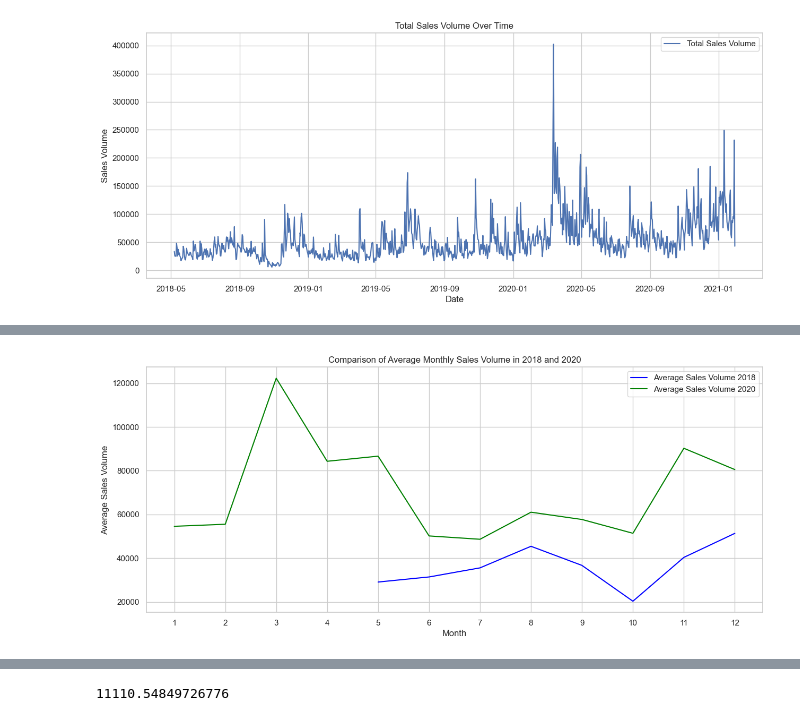
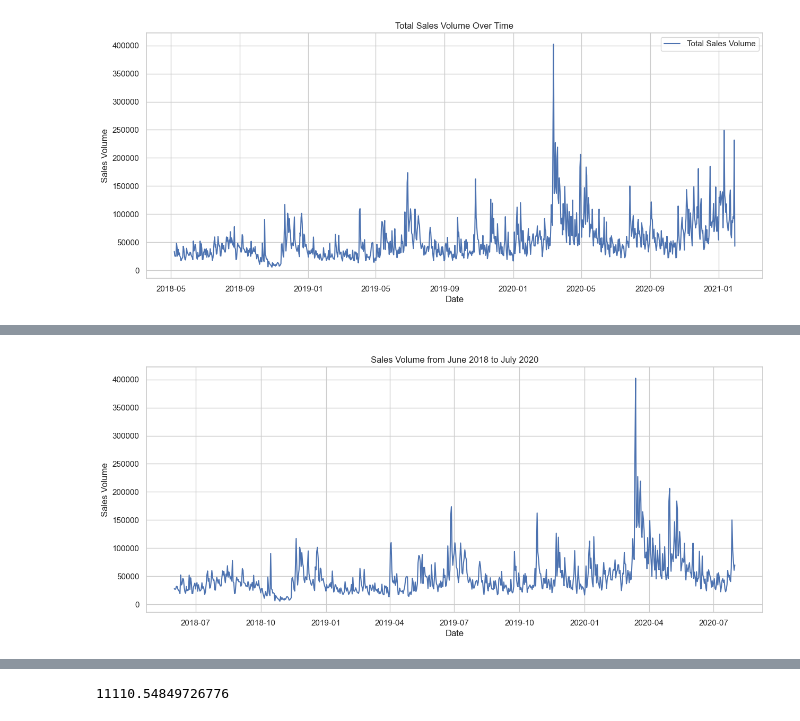
Before and after one commit to Alzex/py-labs, a Jupyter notebook: lab5/lab.ipynb, the cells around one changed output, grey strips where cells are left out. Cells and saved outputs as stored; diff of their text form; code cells hidden in the pictures.

```diff
--- a/lab5/lab.ipynb
+++ b/lab5/lab.ipynb
@@ -5,7 +5,8 @@ import pandas as pd
 file_path = 'digital_currency.csv'
 data = pd.read_csv(file_path)
 
-data['date'] = pd.to_datetime(data['date'])
+data['date'] = pd.to_datetime(data['date'], format='ISO8601')
+data.set_index('date', inplace=True)
 
 # Display the first few rows of the dataframe to understand its structure
 data.head()
@@ -35,27 +36,31 @@ plt.show()
 # %% [output]
 [figure]
 # %%
+period_2020 = data.loc['2020']
+period_2019_02 = data.loc['2019-02']
+#Sort the data in ascending order of date in order to make it monotonic
+data_sorted = data.sort_index(ascending=True)
+period_2018_06_2020_07 = data_sorted.loc['2018-06':'2020-07']
+
 # Helper function to plot sales volume for specific periods
-def plot_sales_volume(data, start_date=None, end_date=None, title='Sales Volume'):
+def plot_sales_volume(data_in, title='Sales Volume'):
     plt.figure(figsize=(15, 6))
-    if start_date and end_date:
-        period_data = data[(data['date'] >= start_date) & (data['date'] <= end_date)]
-    else:
-        period_data = data
-    plt.plot(period_data['date'], period_data['volume'])
+    plt.plot(data_in['volume'], label=title)
     plt.xlabel('Date')
     plt.ylabel('Sales Volume')
     plt.title(title)
     plt.show()
 
 # 2. Sales Volume for 2020
-plot_sales_volume(data, '2020-01-01', '2020-12-31', 'Sales Volume for 2020')
+plot_sales_volume(period_2020, 'Sales Volume for 2020')
 
 # 3. Sales Volume for February 2019
-plot_sales_volume(data, '2019-02-01', '2019-02-28', 'Sales Volume for February 2019')
+plot_sales_volume(period_2019_02, 'Sales Volume for February 2019')
 
 # 4. Sales Volume from June 2018 to July 2020
-plot_sales_volume(data, '2018-06-01', '2020-07-31', 'Sales Volume from June 2018 to July 2020')
+plot_sales_volume(period_2018_06_2020_07, 'Sales Volume from June 2018 to July 2020')
+
+period_2020.head()
 # %% [output]
 [figure]
 [figure]
@@ -63,21 +75,6 @@ plot_sales_volume(data, '2018-06-01', '2020-07-31', 'Sales Volume from June 2018
 # %%
-# Extracting month and year from the date
-data['month'] = data['date'].dt.month
-data['year'] = data['date'].dt.year
+data_jun2018_jul2020 = data_sorted.loc['2018-06':'2020-07']
 
-# Grouping data by year and month, and calculating the average sales volume
-monthly_sales_2018 = data[data['year'] == 2018].groupby('month')['volume'].mean()
-monthly_sales_2020 = data[data['year'] == 2020].groupby('month')['volume'].mean()
-
-# Plotting the average monthly sales volume for 2018 and 2020
-plt.figure(figsize=(15, 6))
-plt.plot(monthly_sales_2018.index, monthly_sales_2018.values, label='Average Sales Volume 2018', color='blue')
-plt.plot(monthly_sales_2020.index, monthly_sales_2020.values, label='Average Sales Volume 2020', color='green')
-plt.xlabel('Month')
-plt.ylabel('Average Sales Volume')
-plt.title('Comparison of Average Monthly Sales Volume in 2018 and 2020')
-plt.xticks(range(1, 13))  # Set x-ticks to month numbers
-plt.legend()
-plt.show()
+plot_sales_volume(data_jun2018_jul2020, 'Sales Volume from June 2018 to July 2020')
 # %% [output]
-[figure, old version]
+[figure, new version]
```
Also changed, not shown: parts of 9 cells of this notebook.
